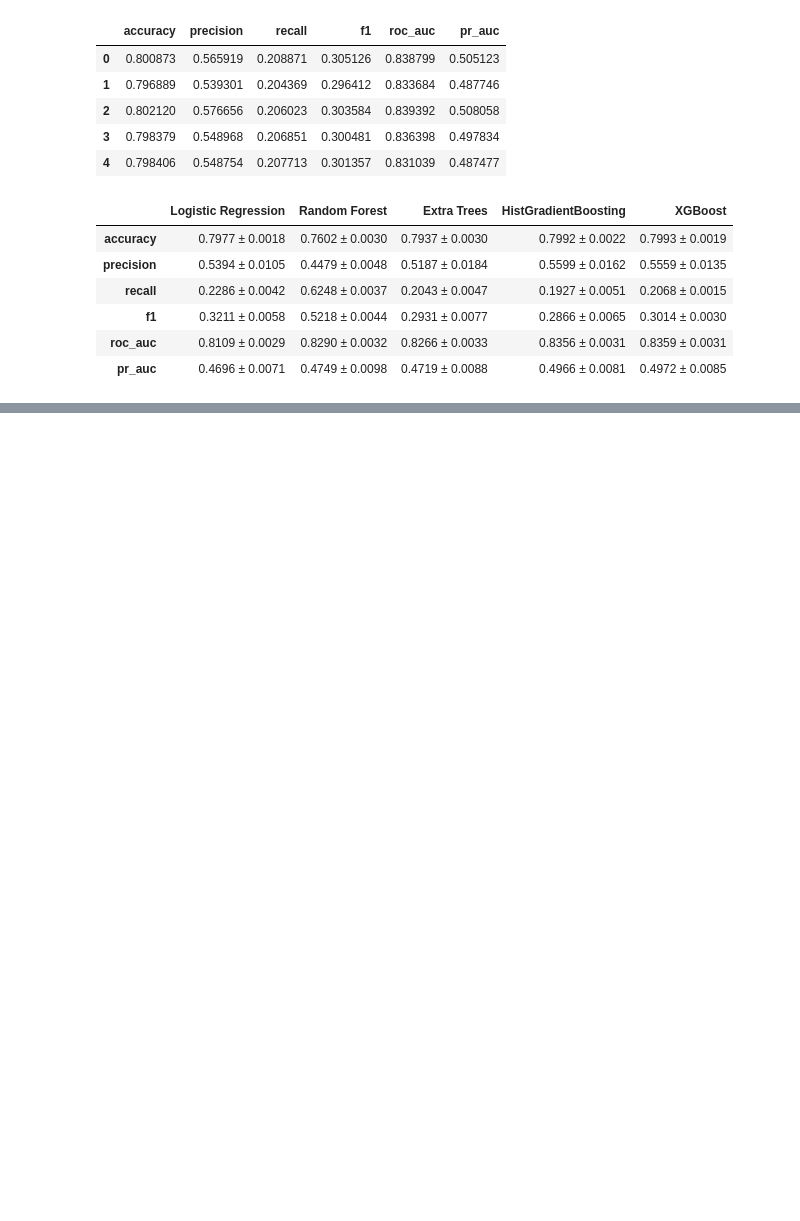
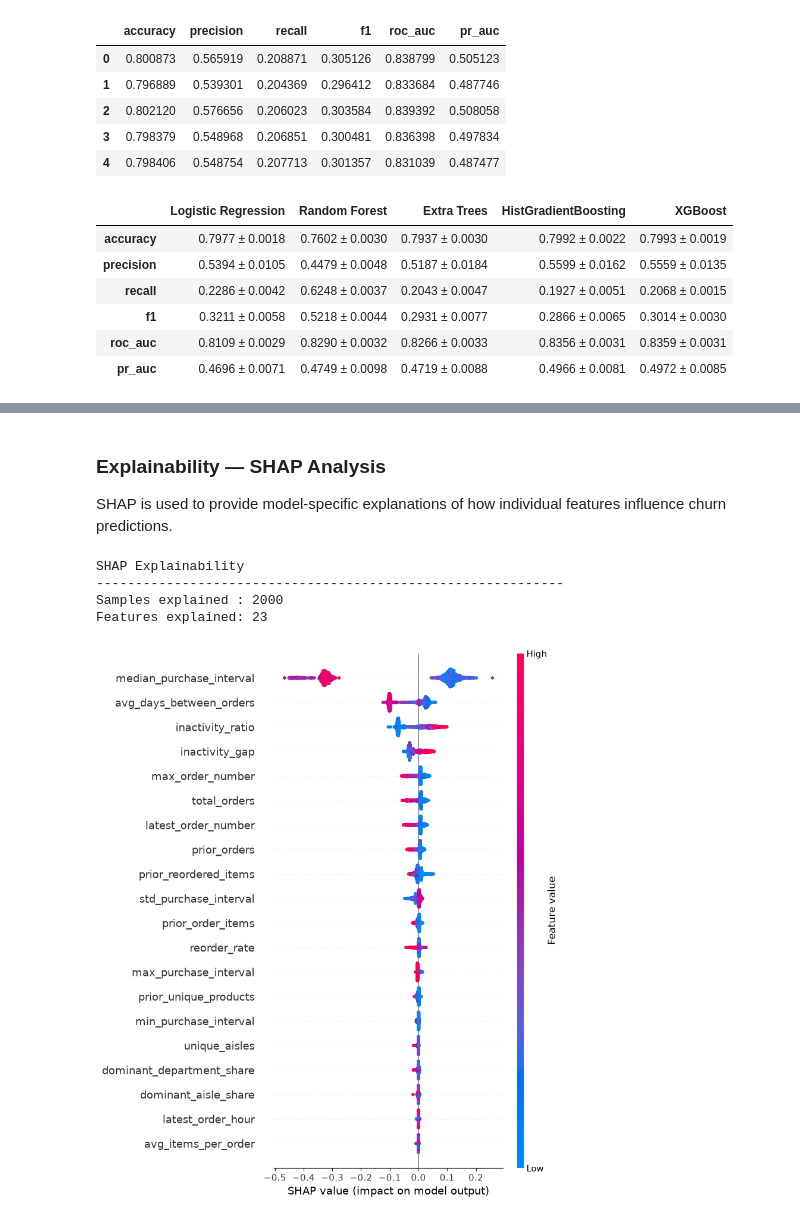
Before and after one commit to annnuspeaks/the-enterprise-ai-decision-intelligence-platform, a Jupyter notebook: ml/model_02_customer_churn/notebooks/10_model_comparison.ipynb, the cells around one changed output, grey strips where cells are left out. Cells and saved outputs as stored; diff of their text form; code cells hidden in the pictures; blank space fills up the shorter version.

```diff
--- a/ml/model_02_customer_churn/notebooks/10_model_comparison.ipynb
+++ b/ml/model_02_customer_churn/notebooks/10_model_comparison.ipynb
@@ -804,0 +1645,5 @@ cv_results
+# %%
+rf_random_search.fit(
+    X_tune,
+    y_tune,
+)
@@ -804,0 +1950,3 @@ cv_results
+# %%
+y_val_pred_tuned_rf = tuned_rf_pipeline.predict(X_val)
+y_val_prob_tuned_rf = tuned_rf_pipeline.predict_proba(X_val)[:, 1]
@@ -804,0 +2915,55 @@ cv_results
+# %% [markdown]
+### Explainability — SHAP Analysis
+
+SHAP is used to provide model-specific explanations of how individual features influence churn predictions.
+# %%
+# ============================================================
+# Explainability — SHAP Analysis
+# ============================================================
+
+import shap
+
+# Use a manageable validation sample for explanation
+shap_sample_size = min(2000, len(X_val))
+
+X_shap = X_val.sample(
+    n=shap_sample_size,
+    random_state=42
+)
+
+# Apply the same preprocessing used by the trained pipeline
+X_shap_transformed = selected_model.named_steps["imputer"].transform(
+    X_shap
+)
+
+# Create SHAP TreeExplainer for the trained Random Forest
+explainer = shap.TreeExplainer(rf_model)
+
+shap_values = explainer.shap_values(
+    X_shap_transformed
+)
+
+# Handle SHAP output format across SHAP versions
+if isinstance(shap_values, list):
+    shap_values_positive = shap_values[1]
+else:
+    shap_values_positive = shap_values[:, :, 1]
+
+print("SHAP Explainability")
+print("-" * 60)
+print(f"Samples explained : {shap_sample_size}")
+print(f"Features explained: {X_shap.shape[1]}")
+
+# Global SHAP summary
+shap.summary_plot(
+    shap_values_positive,
+    X_shap_transformed,
+    feature_names=X_shap.columns,
+    show=True
+)
+# %% [output]
+SHAP Explainability
+------------------------------------------------------------
+Samples explained : 2000
+Features explained: 23
+[figure, added]
```
Also changed, not shown: parts of 100 cells of this notebook, 8 other files.
